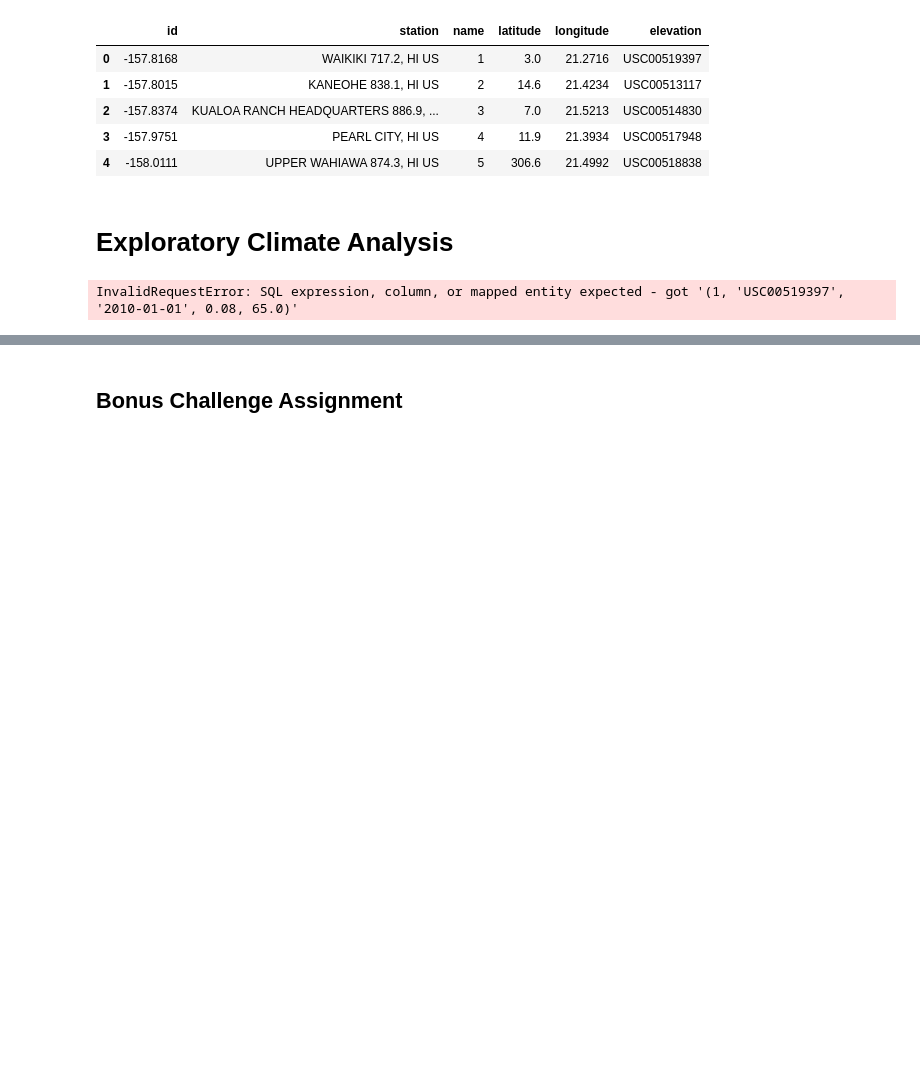
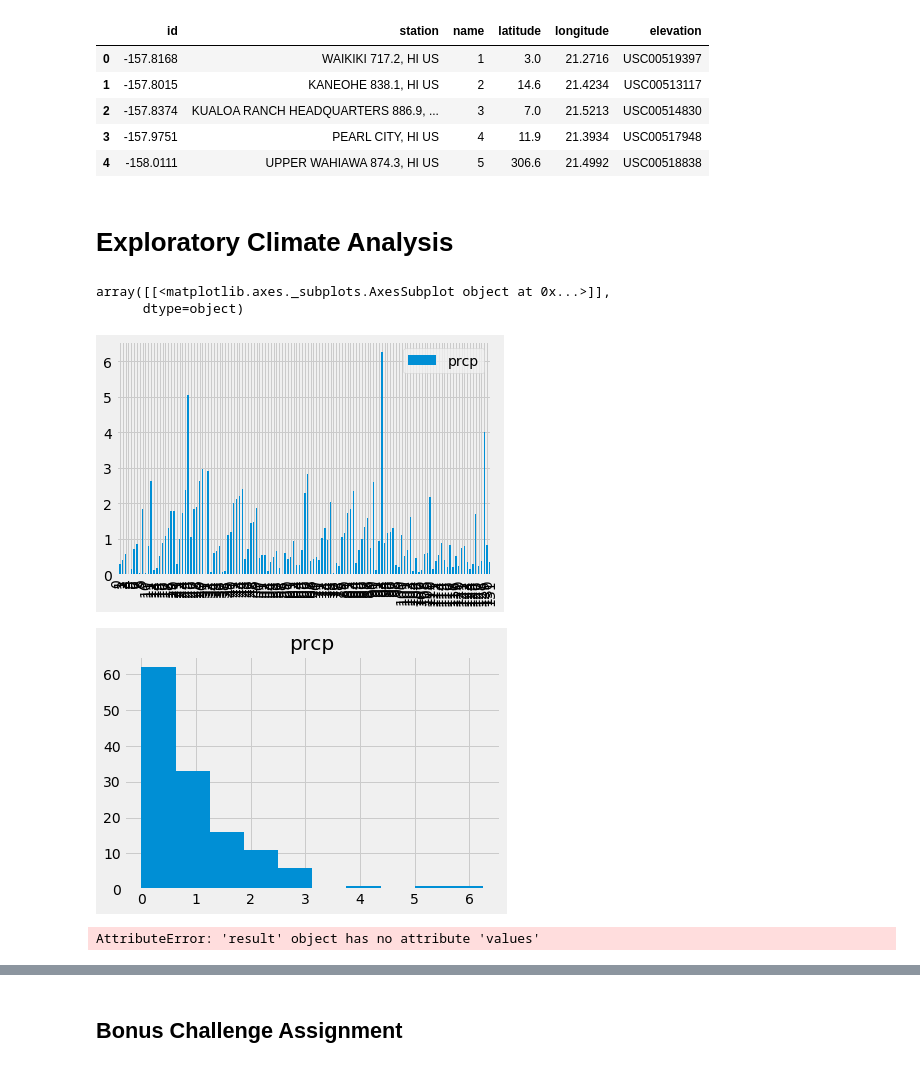
Before and after one commit to crchunn/sqlalchemy-challenge, a Jupyter notebook: Instructions/climate_starter.ipynb, the cells around one changed output, grey strips where cells are left out. Saved outputs shown, nothing was run; the diff lists cells and outputs as text; code cells hidden in the pictures; blank space fills up the shorter version.

```diff
--- a/Instructions/climate_starter.ipynb
+++ b/Instructions/climate_starter.ipynb
@@ -110,10 +110,25 @@ station_df.head()
 # Exploratory Climate Analysis
 # %%
 # Design a query to retrieve the last 12 months of precipitation data and plot the results
-#prec = [Measurement_prcp, Measurement_date]
-precip_averages = session.query(*measurement_query).\
-    filter(func.strftime("%Y", Measurement.date) == "2010").\
-    group_by(Measurement_prcp).\
-    order_by(Measurement_date).all()
+preceip_averages = session.query(Measure.prcp, Measure.date)\
+    .filter(Measure.date >= '2017-01-01')\
+    .filter(Measure.date <= '2017-12-31')\
+    .group_by(Measure.prcp)\
+    .order_by(Measure.date).all()
+pp_df = pd.DataFrame(preceip_averages)
+
+pp_df.plot(kind="bar")
+pp_df.hist()
 # %% [output]
-InvalidRequestError: SQL expression, column, or mapped entity expected - got '(1, 'USC00519397', '2010-01-01', 0.08, 65.0)'
+array([[<matplotlib.axes._subplots.AxesSubplot object at 0x...>]],
+      dtype=object)
+[figure, added]
+[figure, added]
+# %%
+# Calculate the date 1 year ago from the last data point in the database
+lastdate = session.query\
+    (func.max(Measure.date)).all()
+lastdate[0].values()
+# .str - dt.timedelta(days=365)
+# %% [output]
+AttributeError: 'result' object has no attribute 'values'
```
Also changed, not shown: parts of 10 cells of this notebook.
